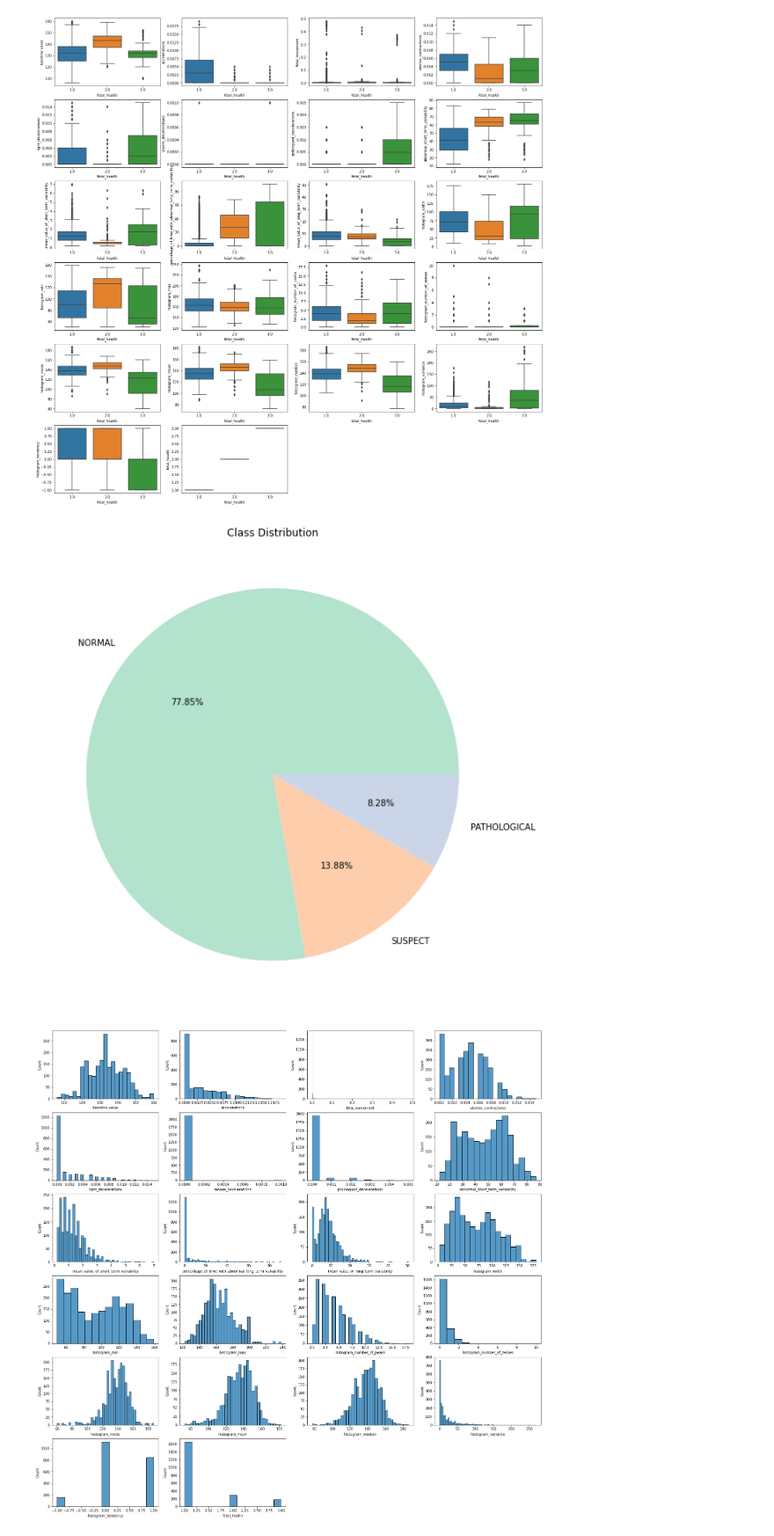
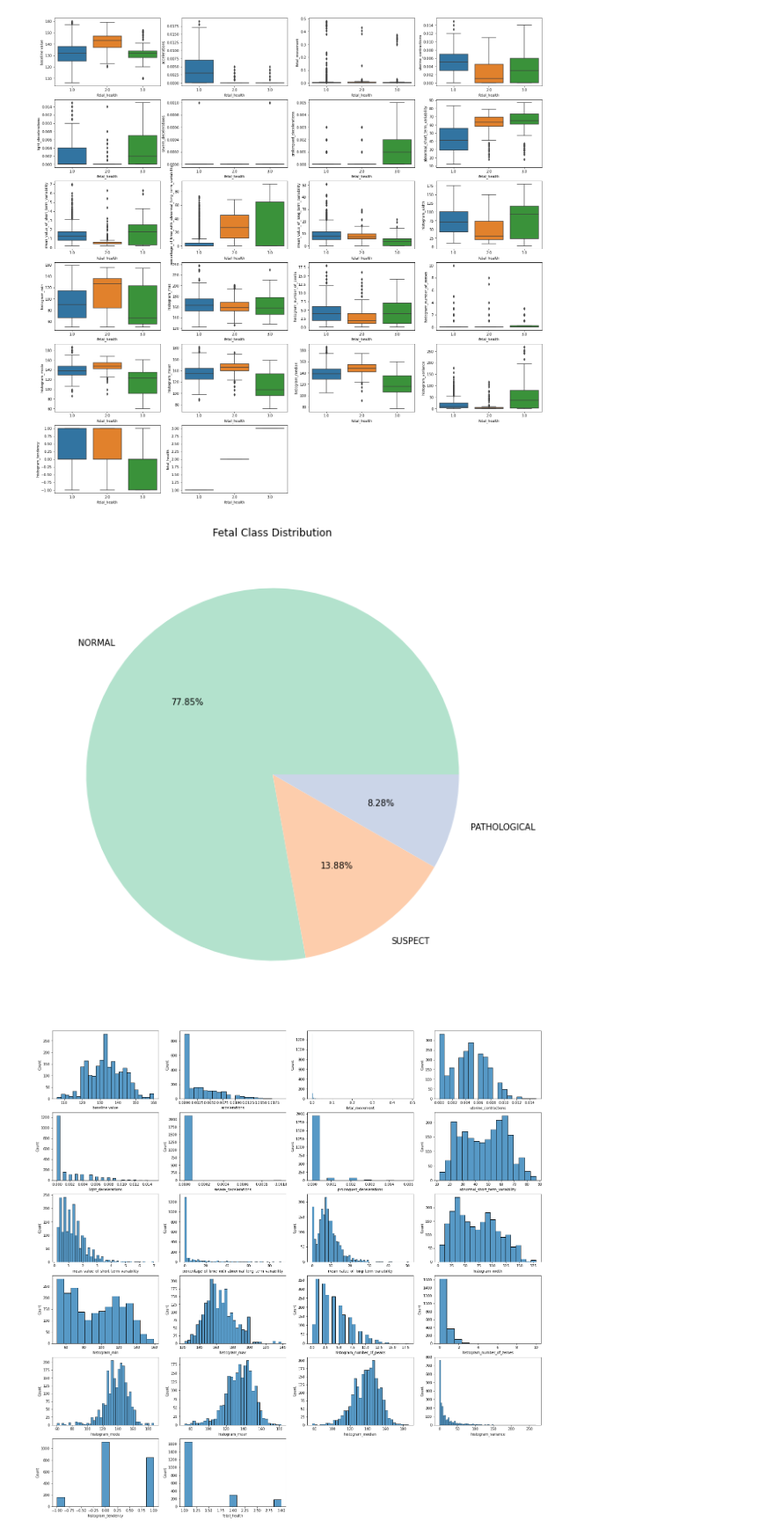
Before and after one commit to tsimon503/FetalHealth, a Jupyter notebook: Fetal Health Classification.ipynb, the cells around one changed output. Shown at 88% size. Saved outputs shown, nothing was run; the diff lists cells and outputs as text; code cells hidden in the pictures.

```diff
--- a/Fetal Health Classification.ipynb
+++ b/Fetal Health Classification.ipynb
@@ -91,17 +91,17 @@ for col in df.columns:
 # %%
 plt.figure(figsize=(10, 10))
 
 plt.pie(
     df['fetal_health'].value_counts(),
     autopct='%.2f%%',
     labels=["NORMAL", "SUSPECT", "PATHOLOGICAL"],
     colors=sns.color_palette('Pastel2')
 )
 
-plt.title("Class Distribution")
+plt.title("Fetal Class Distribution")
 plt.show()
 # %% [output]
-[figure, old version]
+[figure, new version]
 # %%
 plt.figure(figsize=(25,25))
 i=1
```
Also changed, not shown: parts of 27 cells of this notebook.
